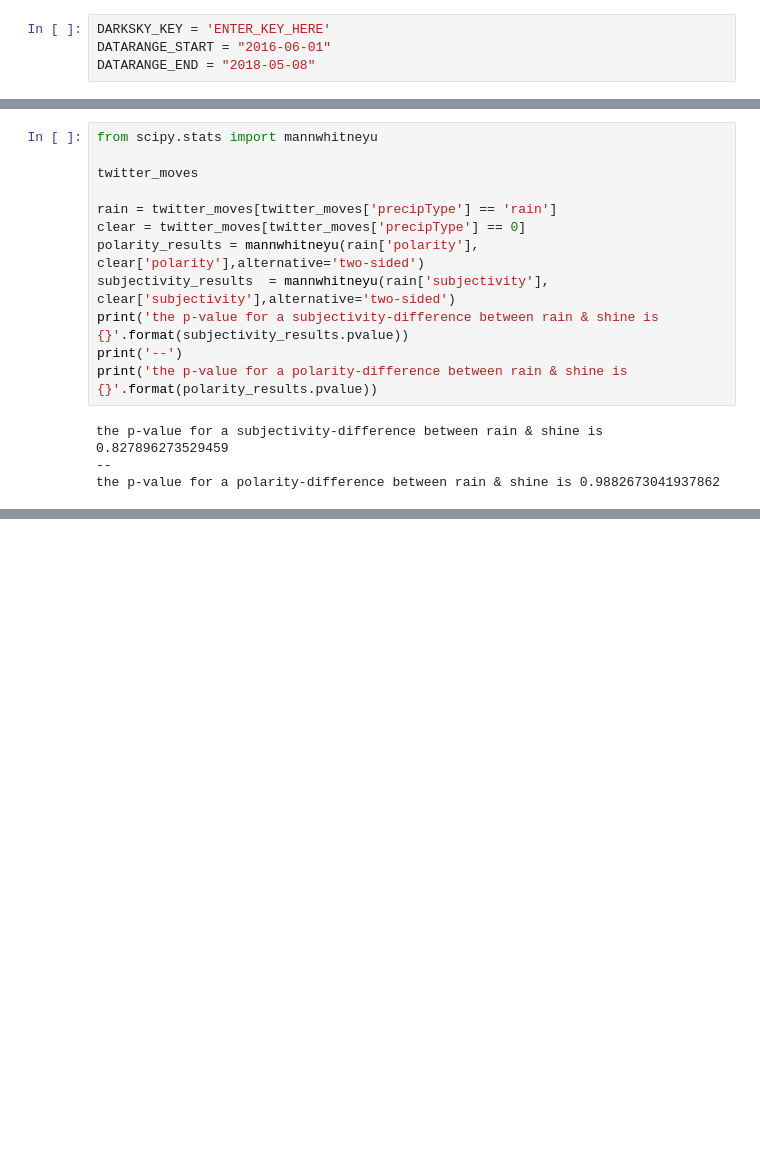
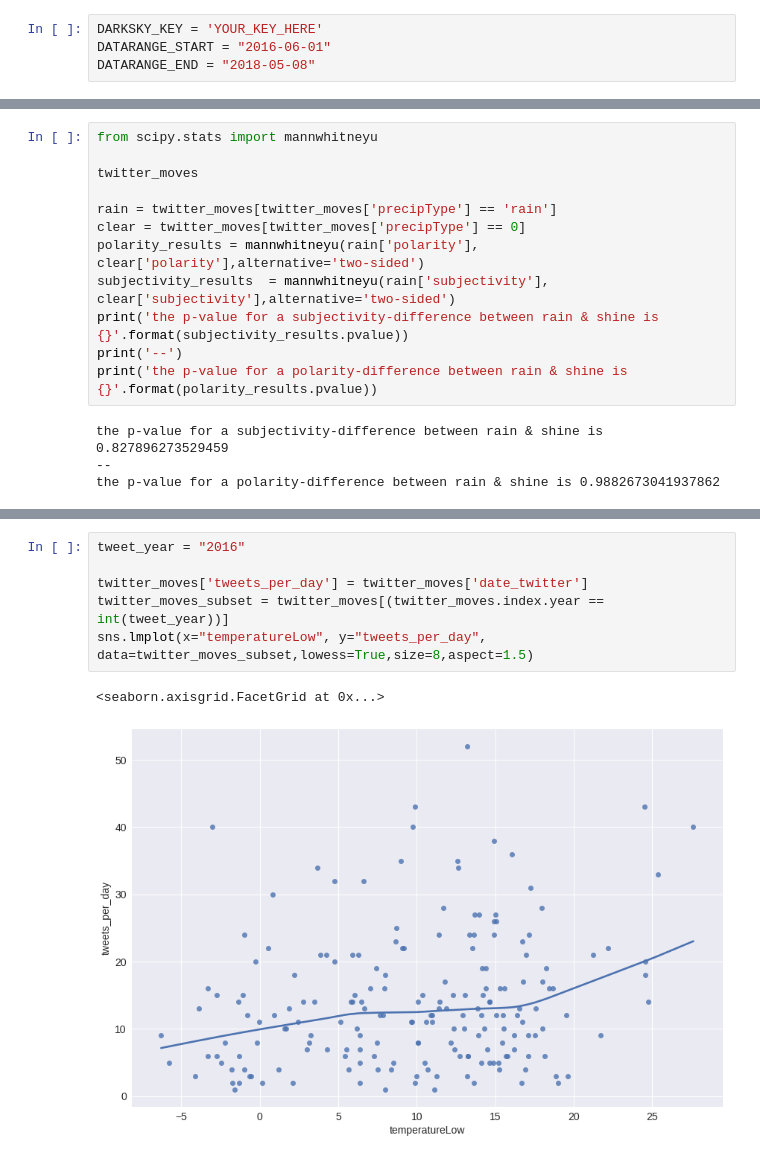
Before and after one commit to OpenHumans/ohjh-example-notebooks, a Jupyter notebook: twitter-under-the-weather.ipynb, the cells around one changed output, grey strips where cells are left out. Drawn from its saved outputs; the diff is of its cells as text; blank space fills up the shorter version.

Commit message:
add twitter-weather frequency

```diff
--- a/twitter-under-the-weather.ipynb
+++ b/twitter-under-the-weather.ipynb
@@ -12,7 +12,7 @@ The `DATARANGE_START` and `DATARANGE_END` give the boundaries for which your ana
 
 You might consider paying for additional API calls to *Dark Sky* as it's rather cheap: Making 10,000 calls costs US $1.00 and you can [set up daily usage limits](https://darksky.net/dev/account/edit) to make sure you don't accumulate too much costs.
 # %%
-DARKSKY_KEY = 'ENTER_KEY_HERE'
+DARKSKY_KEY = 'YOUR_KEY_HERE'
 DATARANGE_START = "2016-06-01"
 DATARANGE_END = "2018-05-08"
 # %% [markdown]
@@ -466,0 +471,9 @@ Neither the plots themselves nor the `mannwhitneyu` statistical test offers any
+# %%
+tweet_year = "2016"
+
+twitter_moves['tweets_per_day'] = twitter_moves['date_twitter']
+twitter_moves_subset = twitter_moves[(twitter_moves.index.year == int(tweet_year))]
+sns.lmplot(x="temperatureLow", y="tweets_per_day", data=twitter_moves_subset,lowess=True,size=8,aspect=1.5)
+# %% [output]
+<seaborn.axisgrid.FacetGrid at 0x...>
+[figure, added]
```
Also changed, not shown: parts of 4 cells of this notebook.
